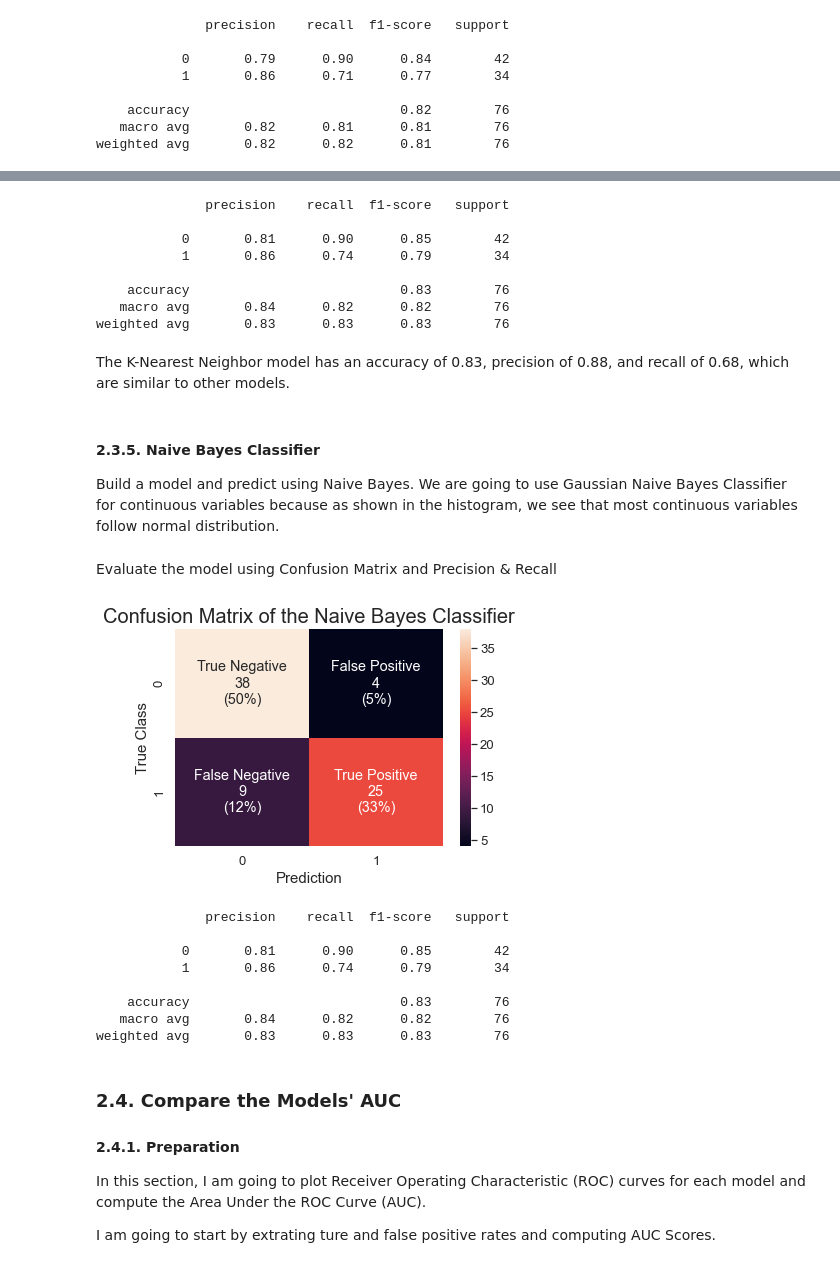
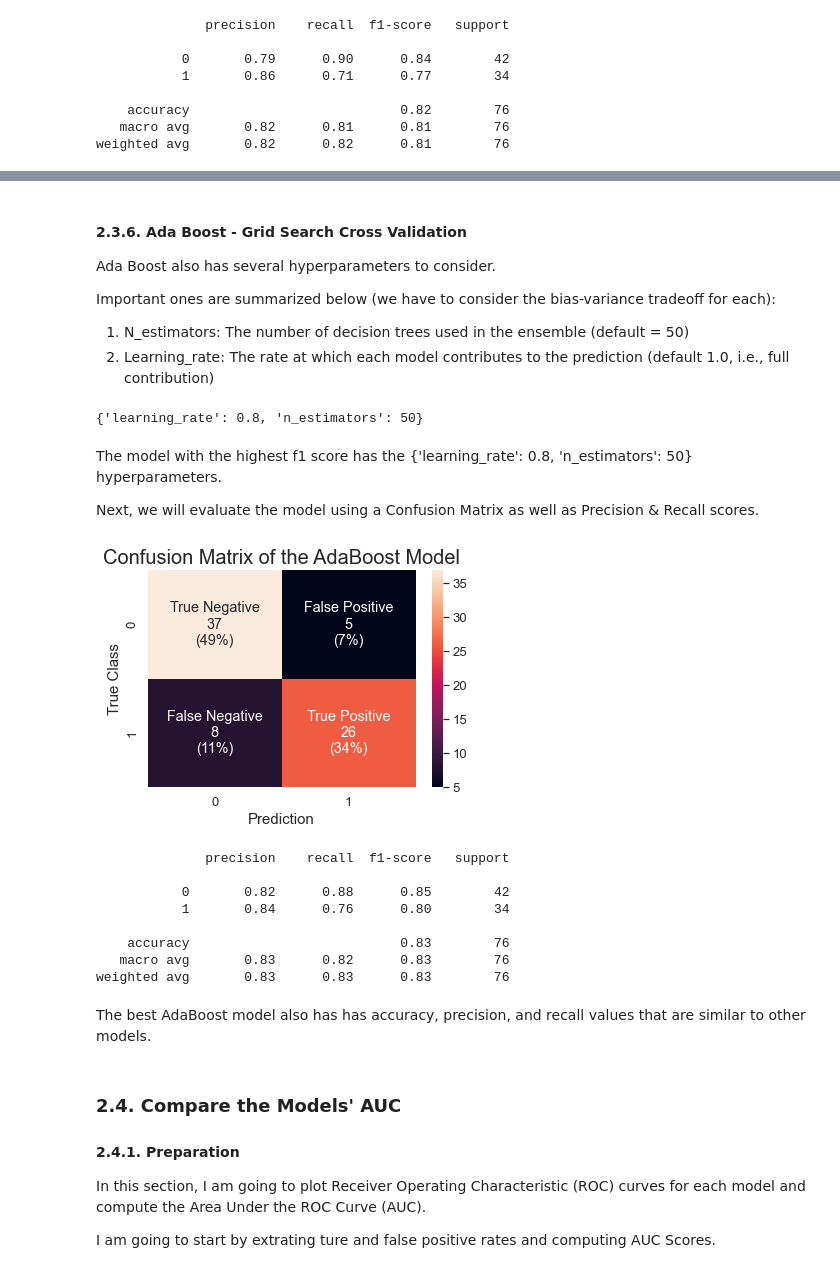
Before and after one commit to youngdataspace/Predict-Disclosure-Choices-Using-Machine-Learning-Classifiers, a Jupyter notebook: ReducedDisclosurePrediction.ipynb, the cells around one changed output, grey strips where cells are left out. Drawn from its saved outputs; the diff is of its cells as text; code cells hidden in the pictures.

```diff
--- a/ReducedDisclosurePrediction.ipynb
+++ b/ReducedDisclosurePrediction.ipynb
@@ -209,10 +391,0 @@ Build a model and predict using Random Forest.
-# %%
-# Import libraries
-from sklearn.ensemble import RandomForestClassifier
-
-# Fit the data
-model_rf = RandomForestClassifier()
-model_rf.fit(X_train , y_train)
-
-# Predict the classification
-y_predict = model_rf.predict(X_test)
@@ -365,58 +445,61 @@ cm_function(cm, y_test, "Confusion Matrix of the K-Nearest Neighbors")
-# %%
-# Store precision and recall scores for later use
-precision_score_knn = precision_score(y_test, y_predict)
-recall_score_knn = recall_score(y_test, y_predict)
-
-# Report accuracy, precision, and recall
-print(classification_report(y_test, y_predict))
-# %% [output]
-              precision    recall  f1-score   support
-
-           0       0.81      0.90      0.85        42
-           1       0.86      0.74      0.79        34
-
-    accuracy                           0.83        76
-   macro avg       0.84      0.82      0.82        76
-weighted avg       0.83      0.83      0.83        76
-# %% [markdown]
-The K-Nearest Neighbor model has an accuracy of 0.83, precision of 0.88, and recall of 0.68, which are similar to other models.
 # %% [markdown]
-#### 2.3.5. Naive Bayes Classifier
-Build a model and predict using Naive Bayes. We are going to use Gaussian Naive Bayes Classifier for continuous variables because as shown in the histogram, we see that most continuous variables follow normal distribution.
+#### 2.3.6. Ada Boost - Grid Search Cross Validation
+Ada Boost also has several hyperparameters to consider.
+
+Important ones are summarized below (we have to consider the bias-variance tradeoff for each):</br>
+1. N_estimators: The number of decision trees used in the ensemble (default = 50)
+2. Learning_rate: The rate at which each model contributes to the prediction (default 1.0, i.e., full contribution)
 # %%
 # Import libraries
-from sklearn.naive_bayes import GaussianNB
+from sklearn.ensemble import AdaBoostClassifier
 
-# Fit the data
-model_nb = GaussianNB()
-model_nb.fit(X_train, y_train)
+# Define the hyperparameters
+param_grid = {
+    'n_estimators': [50, 100, 200],
+    'learning_rate': [0.8, 1, 1.2]
+}
+
+# Instantiate GridSearchCV (5-fold cross-validation, use the hyperparameters with the highest f1-score)
+gs_ab = GridSearchCV(AdaBoostClassifier(), param_grid = param_grid, cv=5, scoring='f1')
+
+# Fit the model
+gs_ab.fit(X_train , y_train)
 
 # Predict the classification
-y_predict = model_nb.predict(X_test)
+y_predict = gs_ab.predict(X_test)
+
+# Print the best parameters
+print(gs_ab.best_params_)
+# %% [output]
+{'learning_rate': 0.8, 'n_estimators': 50}
 # %% [markdown]
-Evaluate the model using Confusion Matrix and Precision & Recall
+The model with the highest f1 score has the {'learning_rate': 0.8, 'n_estimators': 50} hyperparameters.
+
+Next, we will evaluate the model using a Confusion Matrix as well as Precision & Recall scores.
 # %%
 # Process and tabulate the Confusion Matrix
 cm = confusion_matrix(y_test, y_predict)
-cm_function(cm, y_test, "Confusion Matrix of the Naive Bayes Classifier")
+cm_function(cm, y_test, "Confusion Matrix of the AdaBoost Model")
 # %% [output]
-[figure, old version]
+[figure, new version]
 # %%
 # Store precision and recall scores for later use
-precision_score_nb = precision_score(y_test, y_predict)
-recall_score_nb = recall_score(y_test, y_predict)
+precision_score_rf = precision_score(y_test, y_predict)
+recall_score_rf = recall_score(y_test, y_predict)
 
 # Report accuracy, precision, and recall
 print(classification_report(y_test, y_predict))
 # %% [output]
               precision    recall  f1-score   support
 
-           0       0.81      0.90      0.85        42
-           1       0.86      0.74      0.79        34
+           0       0.82      0.88      0.85        42
+           1       0.84      0.76      0.80        34
 
     accuracy                           0.83        76
-   macro avg       0.84      0.82      0.82        76
+   macro avg       0.83      0.82      0.83        76
 weighted avg       0.83      0.83      0.83        76
+# %% [markdown]
+The best AdaBoost model also has has accuracy, precision, and recall values that are similar to other models.
 # %% [markdown]
 ### 2.4. Compare the Models' AUC
 #### 2.4.1. Preparation
```
Also changed, not shown: parts of 53 cells of this notebook.
